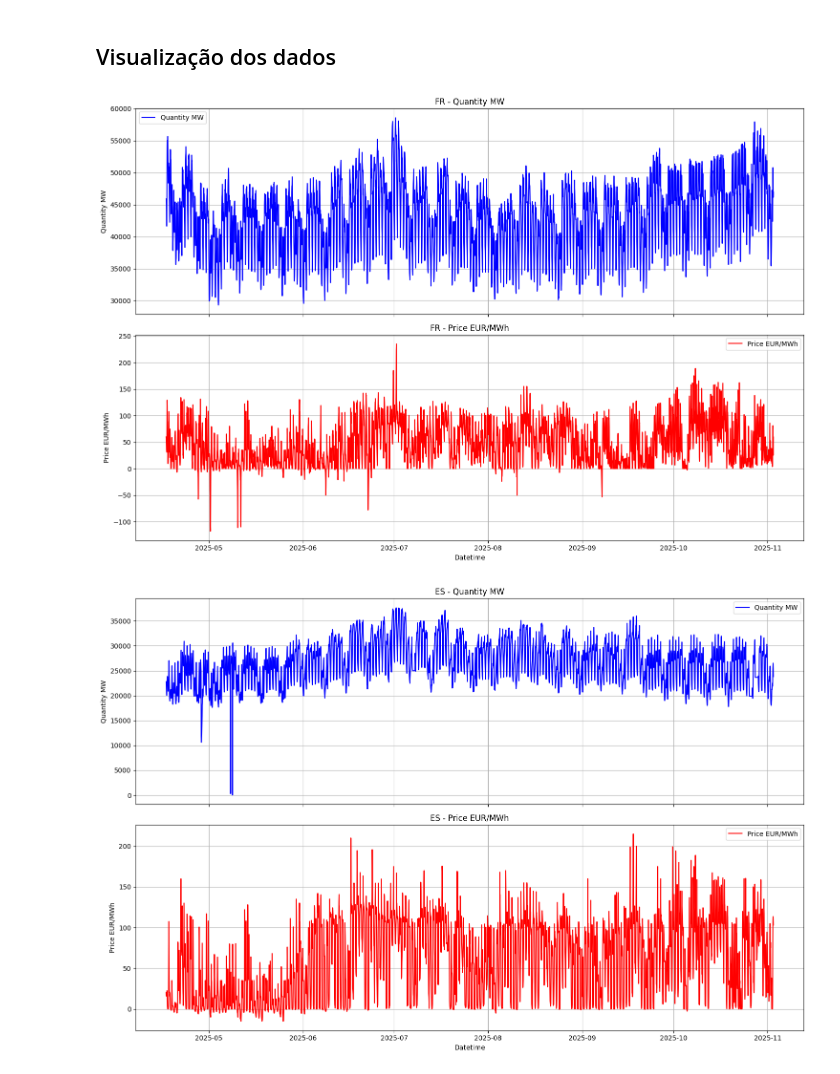
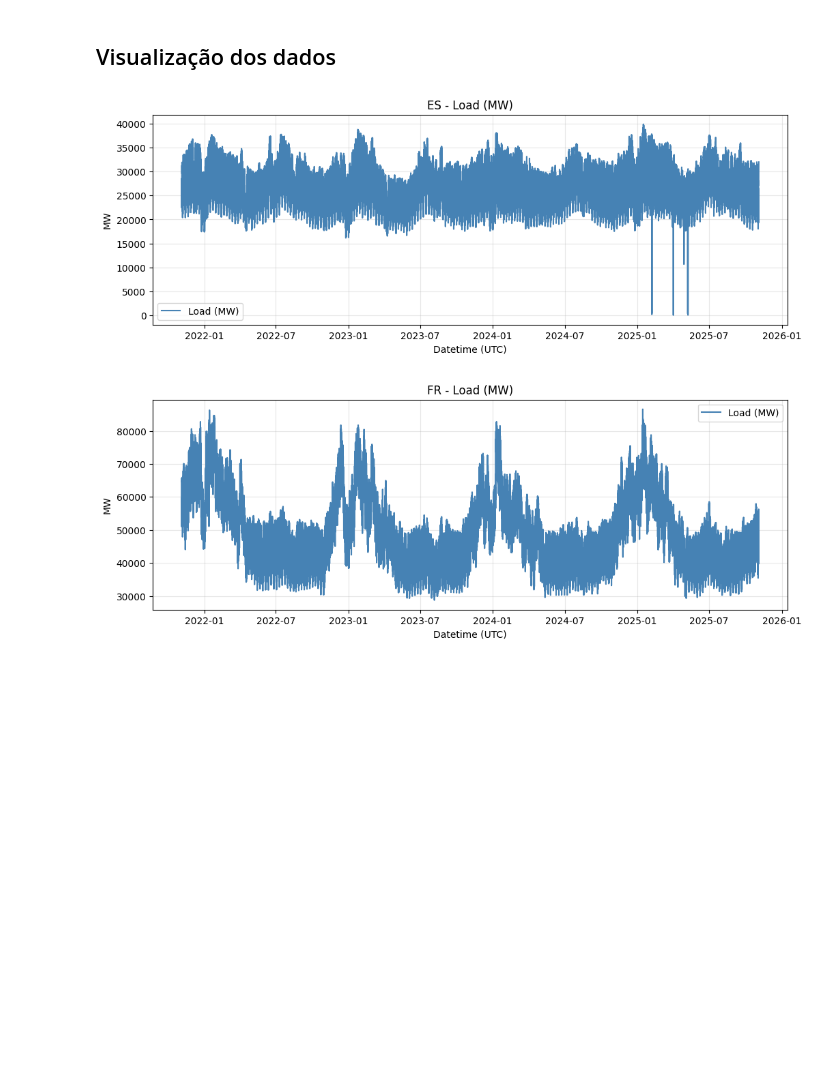
Before and after one commit to vm-bertini/TCC-2025, a Jupyter notebook: Coleta dados.ipynb, the cells around one changed output. Drawn from its saved outputs; the diff is of its cells as text; code cells hidden in the pictures; blank space fills up the shorter version.

```diff
--- a/Coleta dados.ipynb
+++ b/Coleta dados.ipynb
@@ -266,5 +255,5 @@ Nesta seção vamos buscar dados históricos de carga (A65) e preços de energia
 Os resultados serão salvos como arquivos Parquet em `data/` para reutilização nas próximas etapas.
 # %%
-lookback_days = 200
+lookback_days = 365*4
 df = fetch_last_days(lookback_days)
 # %% [output]
@@ -287,43 +279,41 @@ df = fetch_last_days(lookback_days)
 # %%
 import os
 import pandas as pd
 import matplotlib.pyplot as plt
 
-# ---------------- CONFIG ---------------- #
-RAW_DIR = "data/raw"
-PARQUET_FILE = os.path.join(RAW_DIR, "raw_dataset.parquet")
+# Load the saved hourly parquet and plot only Load (MW)
+path = os.path.join("data", "raw", "raw_dataset.parquet")
 
-for country in COUNTRY_DOMAINS.keys():
-    # ---------------- LOAD DATA ---------------- #
-    if not os.path.exists(PARQUET_FILE):
-        raise FileNotFoundError(f"Parquet file not found at {PARQUET_FILE}. Run fetch_last_days() first.")
-
-    df = pd.read_parquet(PARQUET_FILE)
-
-    # Filter by country and sort by datetime
-    df = df[df['country'] == country].sort_values('datetime')
-
-    # ---------------- PLOTTING ---------------- #
-    fig, axes = plt.subplots(2, 1, figsize=(15, 10), sharex=True)
-
-    # Plot Quantity MW
-    axes[0].plot(df['datetime'], df['quantity_MW'], color='blue', label='Quantity MW')
-    axes[0].set_ylabel('Quantity MW')
-    axes[0].set_title(f'{country} - Quantity MW')
-    axes[0].legend()
-    axes[0].grid(True)
-
-    # Plot Price EUR/MWh
-    axes[1].plot(df['datetime'], df['price_EUR_MWh'], color='red', label='Price EUR/MWh')
-    axes[1].set_ylabel('Price EUR/MWh')
-    axes[1].set_title(f'{country} - Price EUR/MWh')
-    axes[1].legend()
-    axes[1].grid(True)
-
-    # Common X-axis
-    plt.xlabel('Datetime')
-    plt.tight_layout()
-    plt.show()
+if not os.path.exists(path):
+    print(f"Parquet not found at {path}. Run fetch_last_days() first to create it.")
+else:
+    df = pd.read_parquet(path)
+    if df.empty:
+        print("No data available to plot. Run fetch_last_days first.")
+    elif 'country' not in df.columns or 'datetime' not in df.columns or 'quantity_MW' not in df.columns:
+        print("Parquet is missing required columns: 'country', 'datetime', 'quantity_MW'.")
+    else:
+        # Normalize types and drop invalids
+        df = df.copy()
+        df['datetime'] = pd.to_datetime(df['datetime'], utc=True, errors='coerce')
+        df = df[df['datetime'].notna()]
+        # Build a safe sorted list of countries (strings only)
+        countries = sorted(map(str, pd.unique(df['country'].dropna())))
+        if not countries:
+            print("No countries available to plot after filtering nulls.")
+        else:
+            for country in countries:
+                sub = df[df['country'].astype(str) == country].sort_values('datetime')
+                if sub.empty:
+                    continue
+                fig, ax = plt.subplots(figsize=(12, 4))
+                ax.plot(sub['datetime'], sub['quantity_MW'], color='steelblue', label='Load (MW)')
+                ax.set_title(f'{country} - Load (MW)')
+                ax.set_xlabel('Datetime (UTC)')
+                ax.set_ylabel('MW')
+                ax.grid(True, alpha=0.3)
+                ax.legend()
+                plt.show()
 # %% [output]
-[figure, old version]
+[figure, new version]
-[figure, old version]
+[figure, new version]
```
Also changed, not shown: parts of 7 cells of this notebook, 2 other files.
